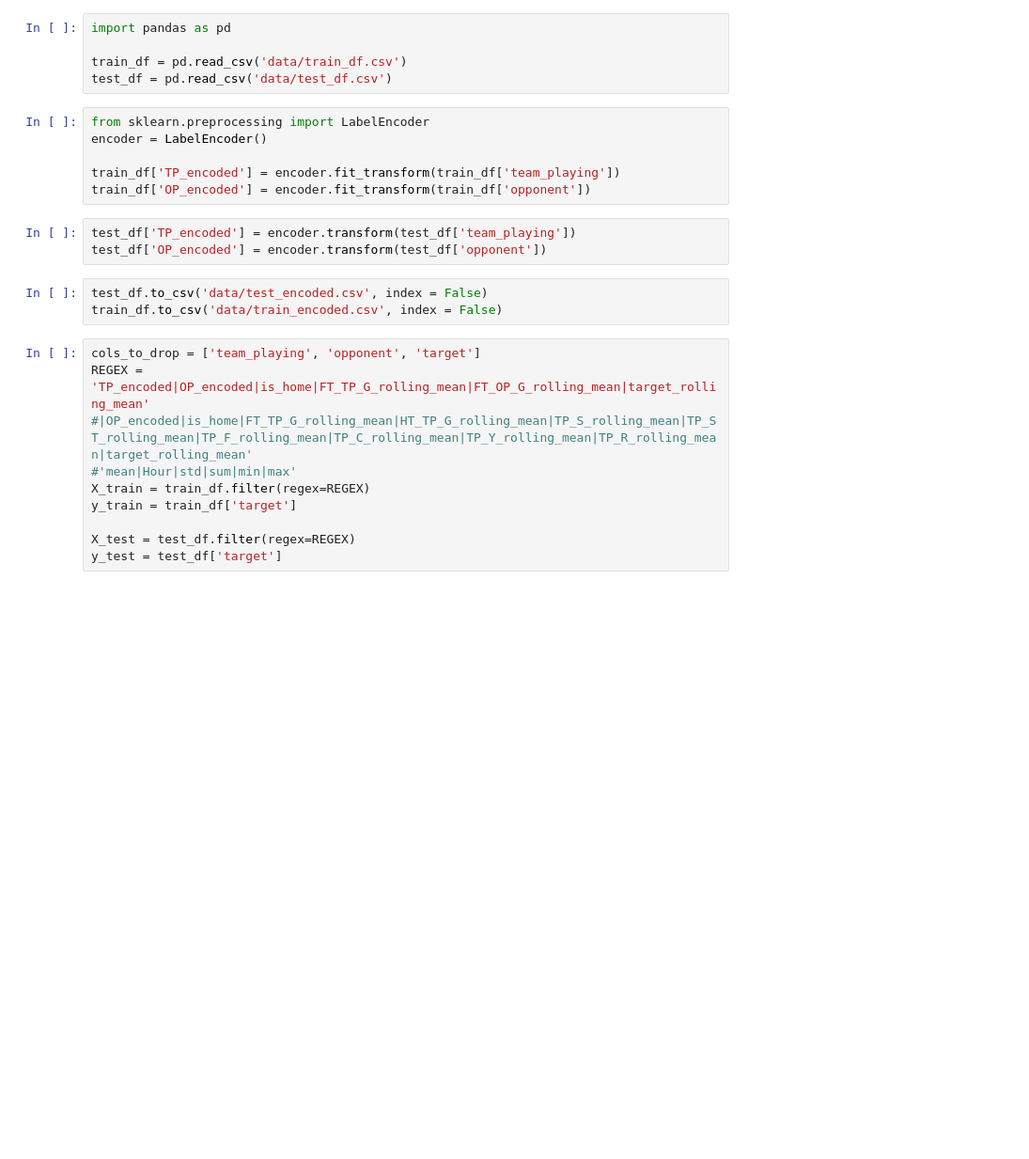
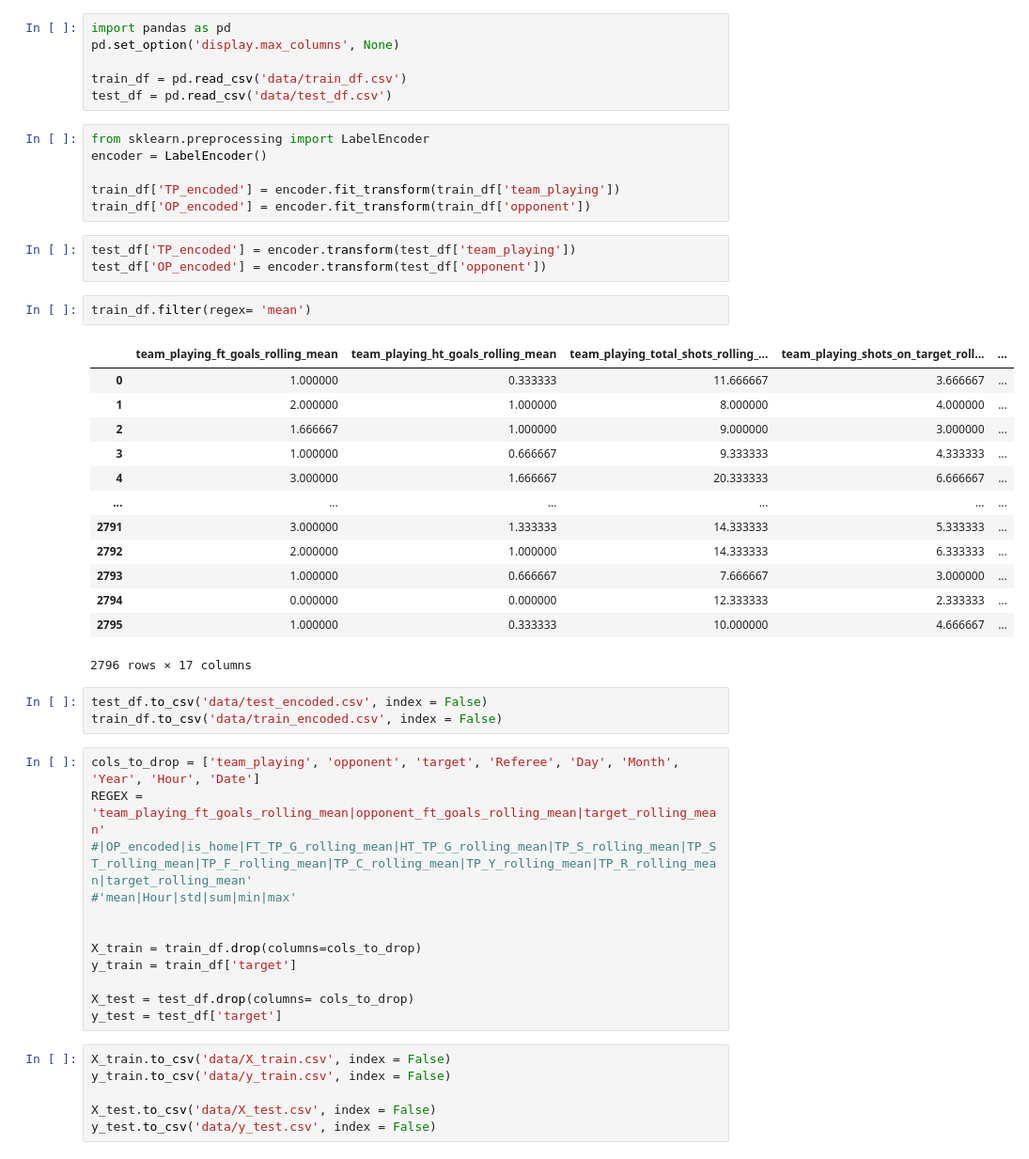
Before and after one commit to adilsaid64/bayesian-football-match-prediction, a Jupyter notebook: non-bayesian-methods-machine-learning.ipynb, the cells around one changed output. Shown at 94% size. Saved outputs shown, nothing was run; the diff lists cells and outputs as text; blank space fills up the shorter version.

```diff
--- a/non-bayesian-methods-machine-learning.ipynb
+++ b/non-bayesian-methods-machine-learning.ipynb
@@ -1,5 +1,6 @@
 # %%
 import pandas as pd
+pd.set_option('display.max_columns', None)
 
 train_df = pd.read_csv('data/train_df.csv')
 test_df = pd.read_csv('data/test_df.csv')
@@ -12,19 +13,43 @@ train_df['OP_encoded'] = encoder.fit_transform(train_df['opponent'])
 # %%
 test_df['TP_encoded'] = encoder.transform(test_df['team_playing'])
 test_df['OP_encoded'] = encoder.transform(test_df['opponent'])
+# %%
+train_df.filter(regex= 'mean')
+# %% [output]
+|  | team_playing_ft_goals_rolling_mean | team_playing_ht_goals_rolling_mean | team_playing_total_shots_rolling_... | team_playing_shots_on_target_roll... | ... |
+| 0 | 1.000000 | 0.333333 | 11.666667 | 3.666667 | ... |
+| 1 | 2.000000 | 1.000000 | 8.000000 | 4.000000 | ... |
+| 2 | 1.666667 | 1.000000 | 9.000000 | 3.000000 | ... |
+| 3 | 1.000000 | 0.666667 | 9.333333 | 4.333333 | ... |
+| 4 | 3.000000 | 1.666667 | 20.333333 | 6.666667 | ... |
+| ... | ... | ... | ... | ... | ... |
+| 2791 | 3.000000 | 1.333333 | 14.333333 | 5.333333 | ... |
+| 2792 | 2.000000 | 1.000000 | 14.333333 | 6.333333 | ... |
+| 2793 | 1.000000 | 0.666667 | 7.666667 | 3.000000 | ... |
+| 2794 | 0.000000 | 0.000000 | 12.333333 | 2.333333 | ... |
+| 2795 | 1.000000 | 0.333333 | 10.000000 | 4.666667 | ... |
+2796 rows × 17 columns
 # %%
 test_df.to_csv('data/test_encoded.csv', index = False)
 train_df.to_csv('data/train_encoded.csv', index = False)
 # %%
-cols_to_drop = ['team_playing', 'opponent', 'target']
-REGEX = 'TP_encoded|OP_encoded|is_home|FT_TP_G_rolling_mean|FT_OP_G_rolling_mean|target_rolling_mean'
+cols_to_drop = ['team_playing', 'opponent', 'target', 'Referee', 'Day', 'Month', 'Year', 'Hour', 'Date']
+REGEX = 'team_playing_ft_goals_rolling_mean|opponent_ft_goals_rolling_mean|target_rolling_mean'
 #|OP_encoded|is_home|FT_TP_G_rolling_mean|HT_TP_G_rolling_mean|TP_S_rolling_mean|TP_ST_rolling_mean|TP_F_rolling_mean|TP_C_rolling_mean|TP_Y_rolling_mean|TP_R_rolling_mean|target_rolling_mean'
 #'mean|Hour|std|sum|min|max'
-X_train = train_df.filter(regex=REGEX)
+
+
+X_train = train_df.drop(columns=cols_to_drop)
 y_train = train_df['target']
 
-X_test = test_df.filter(regex=REGEX)
+X_test = test_df.drop(columns= cols_to_drop)
 y_test = test_df['target']
+# %%
+X_train.to_csv('data/X_train.csv', index = False)
+y_train.to_csv('data/y_train.csv', index = False)
+
+X_test.to_csv('data/X_test.csv', index = False)
+y_test.to_csv('data/y_test.csv', index = False)
 # %%
 import pandas as pd
 from sklearn.linear_model import LogisticRegression
```
Also changed, not shown: parts of 2 cells of this notebook, 2 other files.
